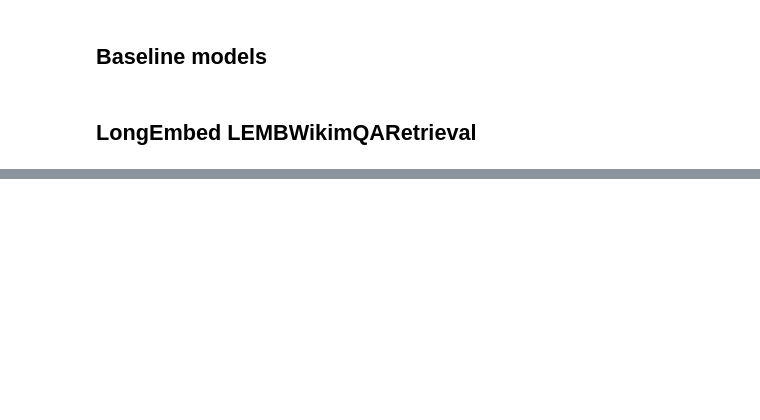
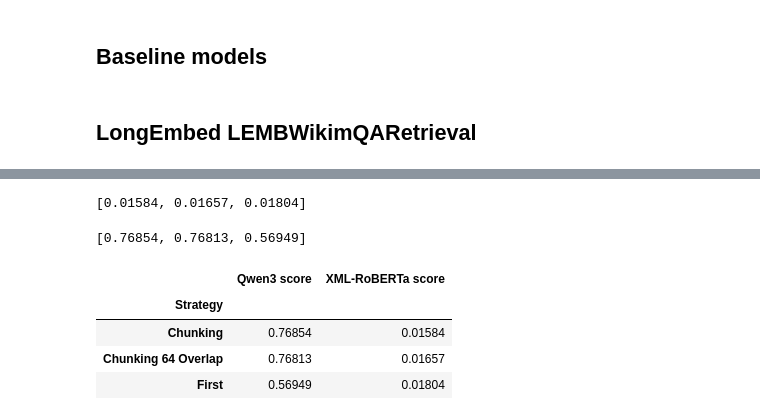
Before and after one commit to vinogradowvw/understanding-long-texts, a Jupyter notebook: base_models_benchmark.ipynb, the cells around one changed output, grey strips where cells are left out. Drawn from its saved outputs; the diff is of its cells as text; code cells hidden in the pictures; blank space fills up the shorter version.

Commit message:
Evaluating using mteb benchmarks

```diff
--- a/base_models_benchmark.ipynb
+++ b/base_models_benchmark.ipynb
@@ -72,3 +92,14 @@ def tokenize_first_startegy(tokenizer, inputs, max_length):
         return_tensors="pt"
     )
     return tokenized
+
+
+def tokenize_max_tokens_strategy(tokenizer, inputs):
+    tokenized = tokenizer(
+        inputs,
+        add_special_tokens=True,
+        padding="longest",
+        truncation=True,
+        max_length=tokenizer.model_max_length,
+        return_tensors="pt")
+    return tokenized
@@ -75 +109,8 @@ def tokenize_first_startegy(tokenizer, inputs, max_length):
+# %%
+from enum import Enum
+
+class Strategy(Enum):
+    chunking = "chunking"
+    first = "first"
+    max_tokens = "max_tokens"
 # %%
@@ -501,0 +289,2 @@ reults_df
+# %%
+long_embed_wiki_task = mteb.get_task("LEMBWikimQARetrieval")
@@ -501,0 +372,22 @@ reults_df
+# %%
+main_scores_roberta
+# %% [output]
+[0.01584, 0.01657, 0.01804]
+# %%
+main_scores_qwen3
+# %% [output]
+[0.76854, 0.76813, 0.56949]
+# %%
+pd.DataFrame(
+    {
+        "Strategy": [s["name"] for s in strategies],
+        "Qwen3 score": main_scores_qwen3,
+        "XML-RoBERTa score": main_scores_roberta
+    }
+).set_index("Strategy")
+# %% [output]
+|  | Qwen3 score | XML-RoBERTa score |
+| Strategy |  |  |
+| Chunking | 0.76854 | 0.01584 |
+| Chunking 64 Overlap | 0.76813 | 0.01657 |
+| First | 0.56949 | 0.01804 |
```
Also changed, not shown: parts of 29 cells of this notebook.
